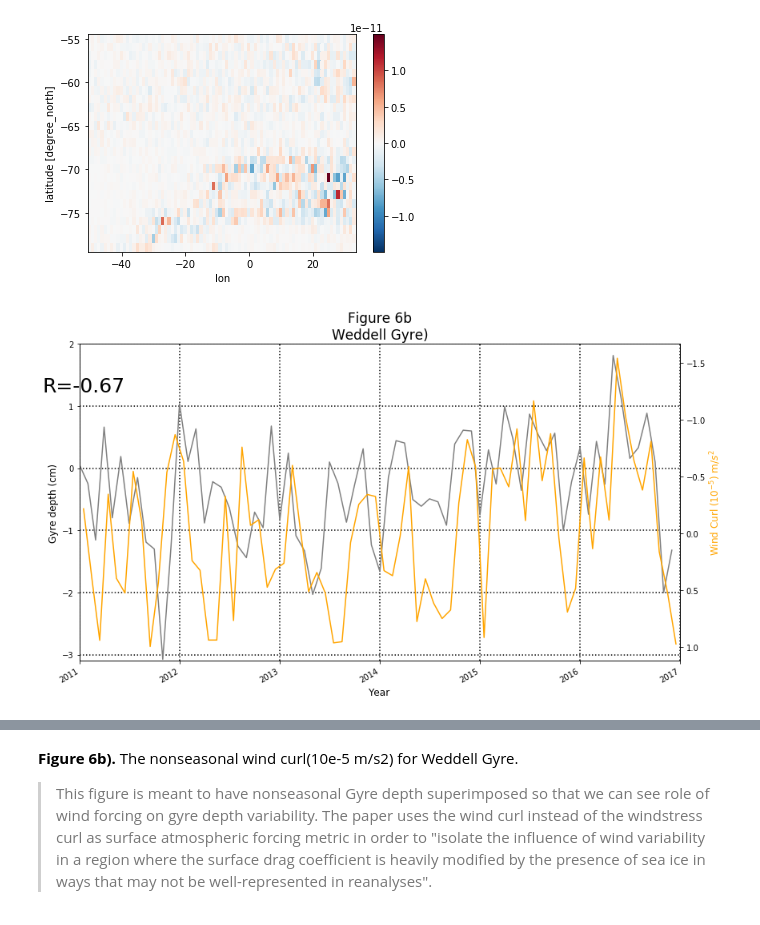
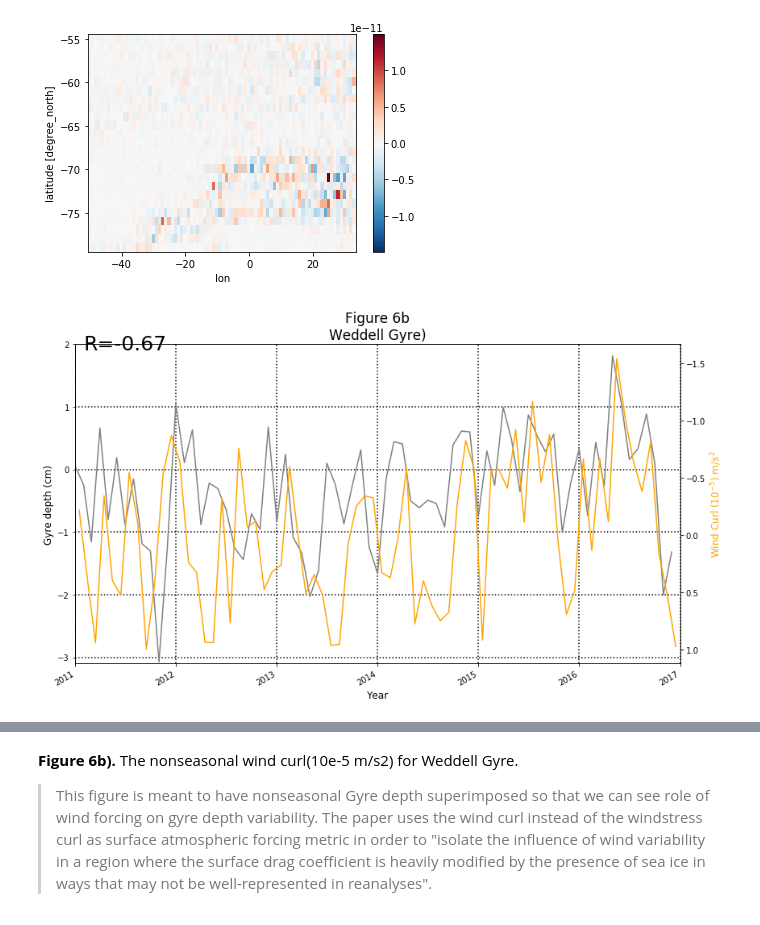
Before and after one commit to shanicetbailey/rces-finalproject, a Jupyter notebook: class_project2018_cleaned.ipynb, the cells around one changed output, grey strips where cells are left out. Saved outputs shown, nothing was run; the diff lists cells and outputs as text; code cells hidden in the pictures.

```diff
--- a/class_project2018_cleaned.ipynb
+++ b/class_project2018_cleaned.ipynb
@@ -579,21 +579,21 @@ weddell_season_out.mean(dim='time').plot()
 # %%
 fig, ax1 = plt.subplots(figsize=(12,7))
 
 gyre_depth.SLA.mean(['Y', 'X']).plot(c='grey', ax=ax1)
 ax1.set_xlabel('Year', fontsize=12)
 ax1.set_xlim('2011', '2017')
 ax1.set_ylabel('Gyre depth (cm)', fontsize=12, color='k')
 ax1.set_ylim(-3.1, 2)
 ax1.grid(linestyle='dotted', linewidth=1.5, c='k')
-ax1.text(-0.12, 0.63, 'R=-0.67', horizontalalignment='center', verticalalignment='center',
+ax1.text(0, 0.77, 'R=-0.67', horizontalalignment='center', verticalalignment='center',
          transform=ax.transAxes, fontsize=25)
 
 ax2 = ax1.twinx()
 (weddell_season_out*1e5).mean(['lat','lon']).plot(c='orange', ax=ax2)
 ax2.invert_yaxis()
 ax2.set_ylabel('Wind Curl ($10^{-5}$) m/$s^{2}$', fontsize=12, color='orange')
 
 plt.title('Figure 6b\nWeddell Gyre)', fontsize=17, fontweight=20)
 fig.tight_layout()
 # %% [output]
-[figure, old version]
+[figure, new version]
```
Also changed, not shown: parts of 25 cells of this notebook.
